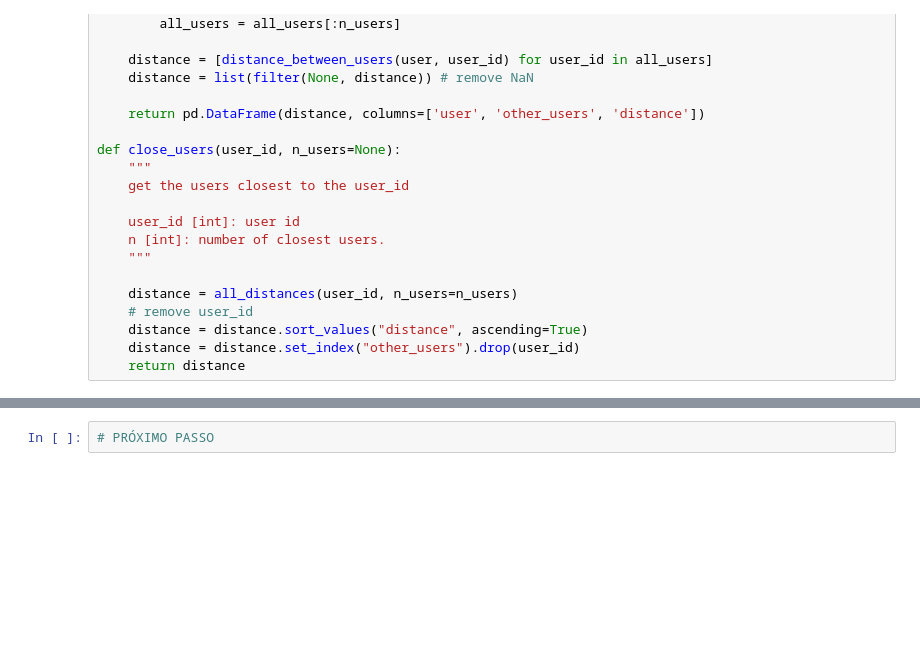
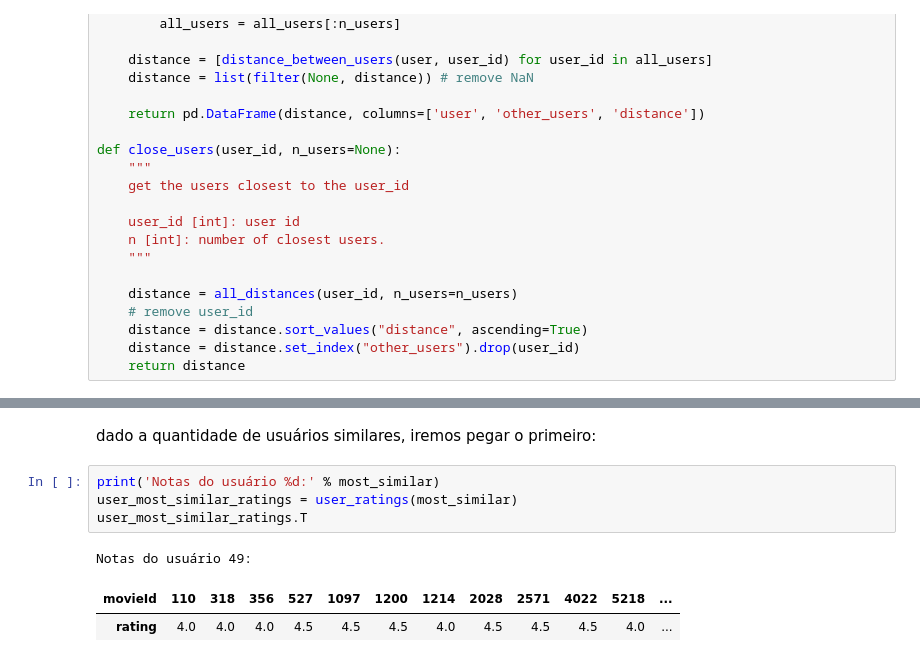
Before and after one commit to victor-hro/movie-recommender, a Jupyter notebook: heurísticas_e_KNN.ipynb, the cells around one changed output, grey strips where cells are left out. Drawn from its saved outputs; the diff is of its cells as text; blank space fills up the shorter version.

```diff
--- a/heurísticas_e_KNN.ipynb
+++ b/heurísticas_e_KNN.ipynb
@@ -430,2 +450,10 @@ close_users(1, n_users=10)
-# %%
-# PRÓXIMO PASSO
+# %% [markdown]
+dado a quantidade de usuários similares, iremos pegar o primeiro:
+# %%
+print('Notas do usuário %d:' % most_similar)
+user_most_similar_ratings = user_ratings(most_similar)
+user_most_similar_ratings.T
+# %% [output]
+Notas do usuário 49:
+| movieId | 110 | 318 | 356 | 527 | 1097 | 1200 | 1214 | 2028 | 2571 | 4022 | 5218 | ... |
+| rating | 4.0 | 4.0 | 4.0 | 4.5 | 4.5 | 4.5 | 4.0 | 4.5 | 4.5 | 4.5 | 4.0 | ... |
```
Also changed, not shown: parts of 5 cells of this notebook.
